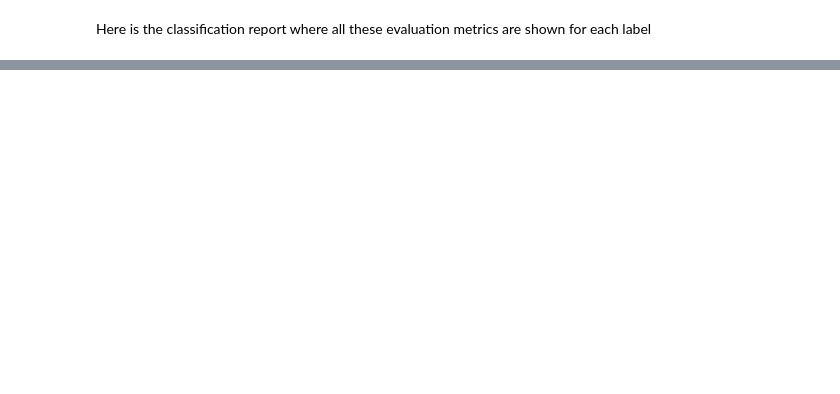
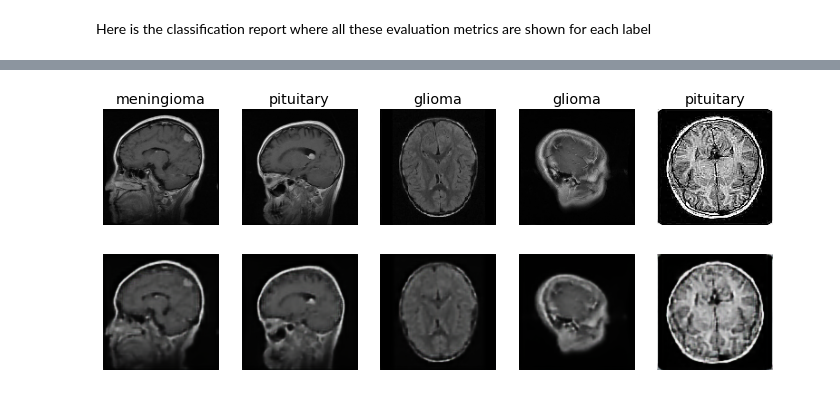
Before and after one commit to atahancaldir/Mushroom-and-Brain-Tumor-MRI-Classification, a Jupyter notebook: Brain Tumor Classification/brain_tumor_classification.ipynb, the cells around one changed output, grey strips where cells are left out. Drawn from its saved outputs; the diff is of its cells as text; code cells hidden in the pictures; blank space fills up the shorter version.

```diff
--- a/Brain Tumor Classification/brain_tumor_classification.ipynb
+++ b/Brain Tumor Classification/brain_tumor_classification.ipynb
@@ -357,0 +744,22 @@ print(classification_report(y_true, y_pred))
+# %%
+train_orig_imgs = get_images(train_paths)
+test_orig_imgs = get_images(test_paths)
+# %%
+input_img = Input(shape=(128, 128, 3))
+
+x = Conv2D(32, (3, 3), activation='relu', padding='same')(input_img)
+x = MaxPooling2D((2, 2), padding='same')(x)
+x = Conv2D(32, (3, 3), activation='relu', padding='same')(x)
+x = MaxPooling2D((2, 2), padding='same')(x)
+
+encoded = x  # at this point the representation is (32, 32, 32)
+
+x = Conv2D(32, (3, 3), activation='relu', padding='same')(encoded)
+x = UpSampling2D((2, 2))(x)
+x = Conv2D(32, (3, 3), activation='relu', padding='same')(x)
+x = UpSampling2D((2, 2))(x)
+
+decoded = Conv2D(3, (3, 3), activation='sigmoid', padding='same')(x)
+
+autoencoder = Model(input_img, decoded)
+autoencoder.compile(optimizer='adam', loss='mean_squared_error')
@@ -357,0 +770,2 @@ print(classification_report(y_true, y_pred))
+# %%
+history = autoencoder.fit(train_orig_imgs, train_orig_imgs,epochs=10,batch_size=32,verbose=2,validation_data=(test_orig_imgs, test_orig_imgs))
@@ -357,0 +793,3 @@ print(classification_report(y_true, y_pred))
+# %%
+pred_train = autoencoder.predict(train_orig_imgs)
+pred_test = autoencoder.predict(test_orig_imgs)
@@ -357,0 +799,20 @@ print(classification_report(y_true, y_pred))
+# %%
+fig = plt.figure(figsize=(12, 6))
+for x in range(1, 6):
+  fig.add_subplot(1, 5, x)
+  plt.axis('off')
+  plt.title(labels[x])
+  plt.imshow(train_orig_imgs[x])
+plt.rcParams.update({'font.size': 12})
+plt.show()
+
+fig = plt.figure(figsize=(12, 6))
+for x in range(1, 6):
+  fig.add_subplot(1, 5, x)
+  plt.axis('off')
+  plt.imshow(pred_train[x])
+
+plt.show()
+# %% [output]
+[figure, added]
+[figure, added]
```
Also changed, not shown: parts of 33 cells of this notebook.
